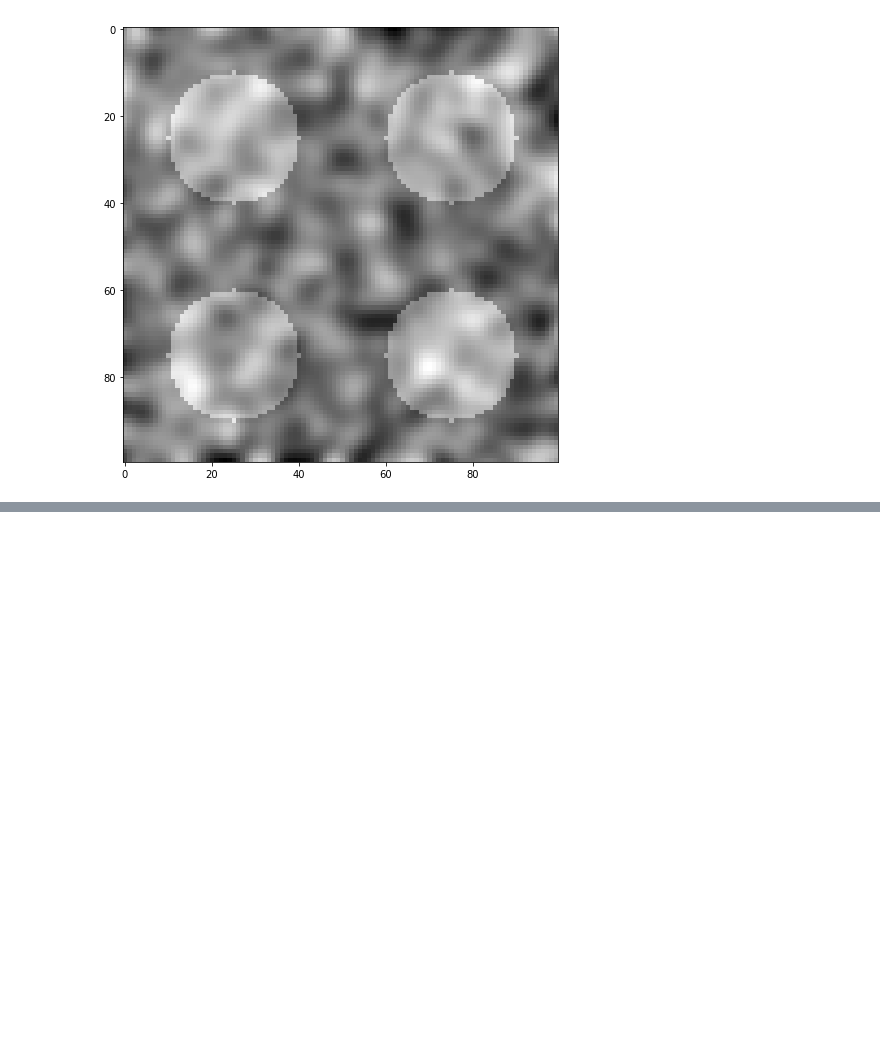
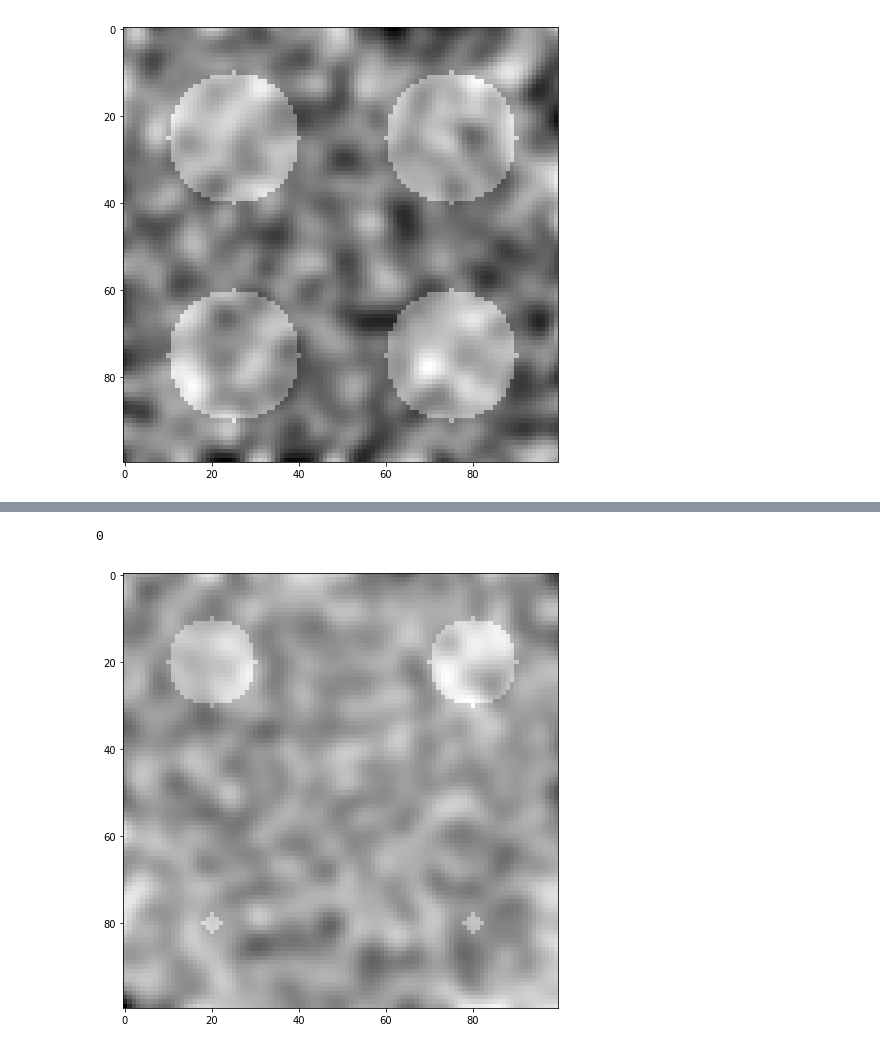
Before and after one commit to vwegmayr/brain-aging, a Jupyter notebook: notebooks/synthetic_playground.ipynb, the cells around one changed output, grey strips where cells are left out. Cells and saved outputs as stored; diff of their text form; code cells hidden in the pictures; blank space fills up the shorter version.

```diff
--- a/notebooks/synthetic_playground.ipynb
+++ b/notebooks/synthetic_playground.ipynb
@@ -132,0 +169,19 @@ plt.show()
+# %%
+def tzero_not_fixed_delta_not_fixed(effect_size=100, deltas=[0, 3, 6, 8], big_rads=[10, 12, 15, 17, 20]):
+    n = len(big_rads)
+    idx = np.random.randint(0, n)
+    print(idx)
+    big_rad = big_rads[idx]
+
+    idx = np.random.randint(0, len(deltas))
+    small_rad = big_rad - deltas[idx]
+
+    return disks(effect_size=effect_size, small_rad=small_rad, big_rad=big_rad, big=[True, True, False, False])
+# %%
+im = tzero_not_fixed_delta_not_fixed()
+plt.figure(figsize=(8,8))
+plt.imshow(im, cmap='gray')
+plt.show()
+# %% [output]
+0
+[figure, added]
```
Also changed, not shown: parts of 10 cells of this notebook.
